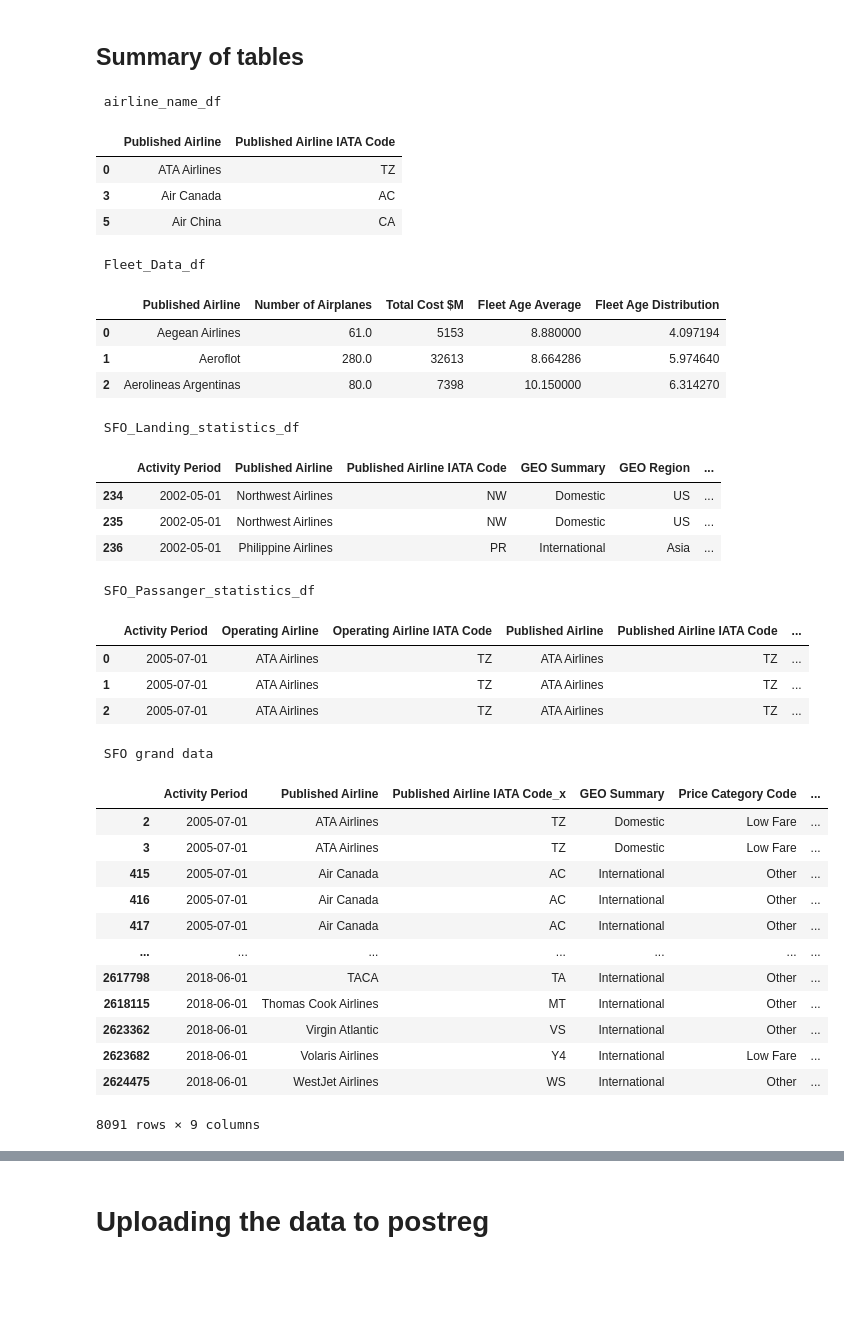
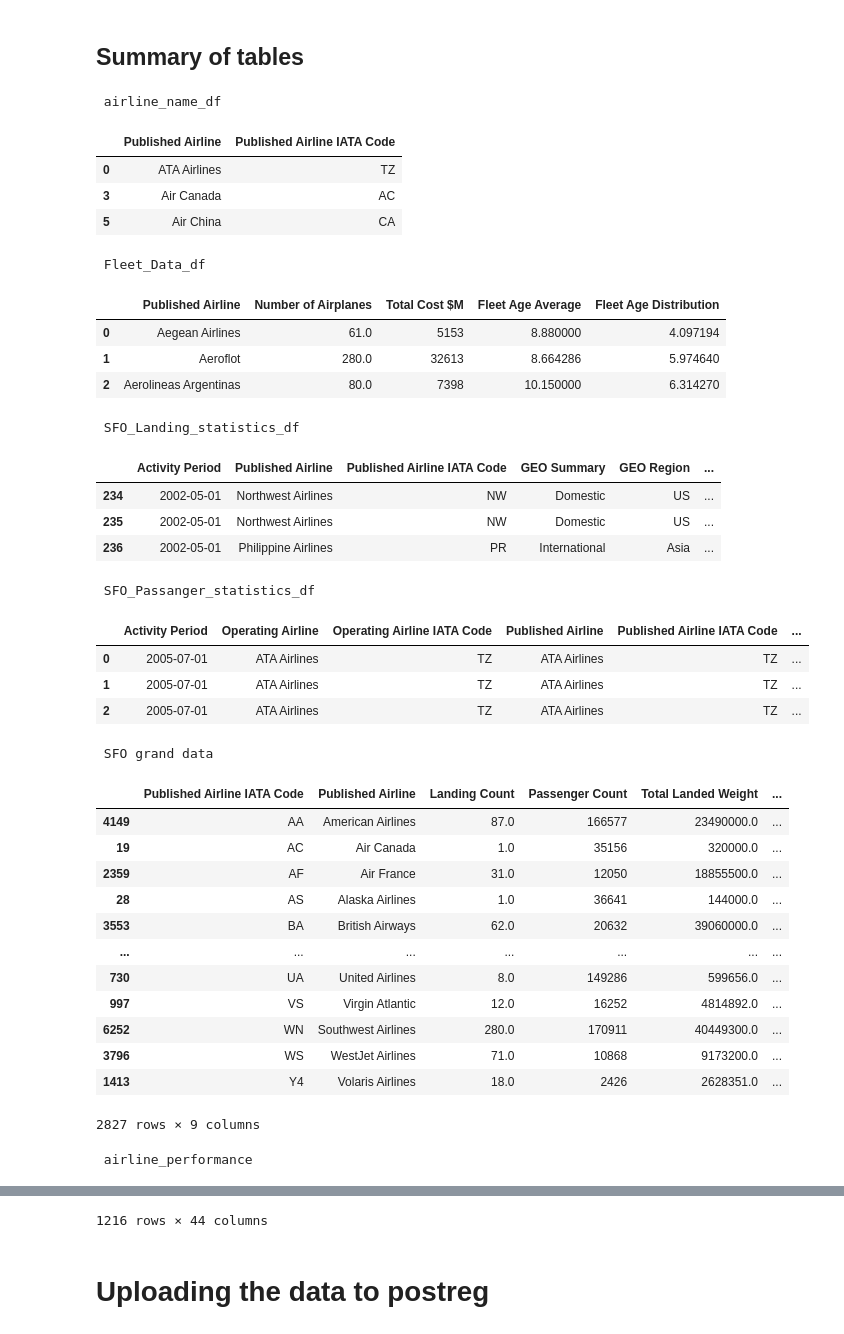
Before and after one commit to Alexlamp/final_project_group1, a Jupyter notebook: Data_ETL.ipynb, the cells around one changed output, grey strips where cells are left out. Saved outputs shown, nothing was run; the diff lists cells and outputs as text; code cells hidden in the pictures; blank space fills up the shorter version.

Commit message:
Updated and refined data processing and data base

```diff
--- a/Data_ETL.ipynb
+++ b/Data_ETL.ipynb
@@ -898 +1016,3 @@ sfo_data_grand = sfo_data_grand.dropna()
+# %%
+airline_performance = airline_performance.dropna()
 # %%
@@ -917,0 +1022,2 @@ sfo_data_grand
+# %%
+airline_performance = airline_performance.set_index('Published Airline IATA Code')
@@ -917,0 +1057,4 @@ sfo_data_grand
+# %%
+for column in airline_performance.columns:
+    if airline_performance[column].dtype == object:
+        airline_performance = pd.get_dummies(airline_performance, columns=[column])
@@ -917,0 +1078,3 @@ sfo_data_grand
+# %%
+airline_performance.columns = airline_performance.columns.str.replace(' ', '_')
+airline_performance
@@ -926,44 +1108,48 @@ display(airline_fleet_cost.head(3))
 
 print('\n SFO_Landing_statistics_df')
 display(sfo_landing_statistics.head(3))
 
 print('\n SFO_Passanger_statistics_df')
 display(sfo_passanger_statistics.head(3))
 
 print('\n SFO grand data')
-display(sfo_data_df)
+display(sfo_data_no_date)
+
+print('\n airline_performance')
+display(airline_performance)
 # %% [output]
  airline_name_df
 |  | Published Airline | Published Airline IATA Code |
 | 0 | ATA Airlines | TZ |
 | 3 | Air Canada | AC |
 | 5 | Air China | CA |
  Fleet_Data_df
 |  | Published Airline | Number of Airplanes | Total Cost $M | Fleet Age Average | Fleet Age Distribution |
 | 0 | Aegean Airlines | 61.0 | 5153 | 8.880000 | 4.097194 |
 | 1 | Aeroflot | 280.0 | 32613 | 8.664286 | 5.974640 |
 | 2 | Aerolineas Argentinas | 80.0 | 7398 | 10.150000 | 6.314270 |
  SFO_Landing_statistics_df
 |  | Activity Period | Published Airline | Published Airline IATA Code | GEO Summary | GEO Region | ... |
 | 234 | 2002-05-01 | Northwest Airlines | NW | Domestic | US | ... |
 | 235 | 2002-05-01 | Northwest Airlines | NW | Domestic | US | ... |
 | 236 | 2002-05-01 | Philippine Airlines | PR | International | Asia | ... |
  SFO_Passanger_statistics_df
 |  | Activity Period | Operating Airline | Operating Airline IATA Code | Published Airline | Published Airline IATA Code | ... |
 | 0 | 2005-07-01 | ATA Airlines | TZ | ATA Airlines | TZ | ... |
 | 1 | 2005-07-01 | ATA Airlines | TZ | ATA Airlines | TZ | ... |
 | 2 | 2005-07-01 | ATA Airlines | TZ | ATA Airlines | TZ | ... |
  SFO grand data
-|  | Activity Period | Published Airline | Published Airline IATA Code_x | GEO Summary | Price Category Code | ... |
-| 2 | 2005-07-01 | ATA Airlines | TZ | Domestic | Low Fare | ... |
-| 3 | 2005-07-01 | ATA Airlines | TZ | Domestic | Low Fare | ... |
-| 415 | 2005-07-01 | Air Canada | AC | International | Other | ... |
-| 416 | 2005-07-01 | Air Canada | AC | International | Other | ... |
-| 417 | 2005-07-01 | Air Canada | AC | International | Other | ... |
+|  | Published Airline IATA Code | Published Airline | Landing Count | Passenger Count | Total Landed Weight | ... |
+| 4149 | AA | American Airlines | 87.0 | 166577 | 23490000.0 | ... |
+| 19 | AC | Air Canada | 1.0 | 35156 | 320000.0 | ... |
+| 2359 | AF | Air France | 31.0 | 12050 | 18855500.0 | ... |
+| 28 | AS | Alaska Airlines | 1.0 | 36641 | 144000.0 | ... |
+| 3553 | BA | British Airways | 62.0 | 20632 | 39060000.0 | ... |
 | ... | ... | ... | ... | ... | ... | ... |
-| 2617798 | 2018-06-01 | TACA | TA | International | Other | ... |
-| 2618115 | 2018-06-01 | Thomas Cook Airlines | MT | International | Other | ... |
-| 2623362 | 2018-06-01 | Virgin Atlantic | VS | International | Other | ... |
-| 2623682 | 2018-06-01 | Volaris Airlines | Y4 | International | Low Fare | ... |
-| 2624475 | 2018-06-01 | WestJet Airlines | WS | International | Other | ... |
+| 730 | UA | United Airlines | 8.0 | 149286 | 599656.0 | ... |
+| 997 | VS | Virgin Atlantic | 12.0 | 16252 | 4814892.0 | ... |
+| 6252 | WN | Southwest Airlines | 280.0 | 170911 | 40449300.0 | ... |
+| 3796 | WS | WestJet Airlines | 71.0 | 10868 | 9173200.0 | ... |
+| 1413 | Y4 | Volaris Airlines | 18.0 | 2426 | 2628351.0 | ... |
-8091 rows × 9 columns
+2827 rows × 9 columns
+ airline_performance
@@ -970,3 +1169,4 @@ display(sfo_data_df)
+1216 rows × 44 columns
 # %% [markdown]
 # Uploading the data to postreg
 # %%
```
Also changed, not shown: parts of 59 cells of this notebook.
